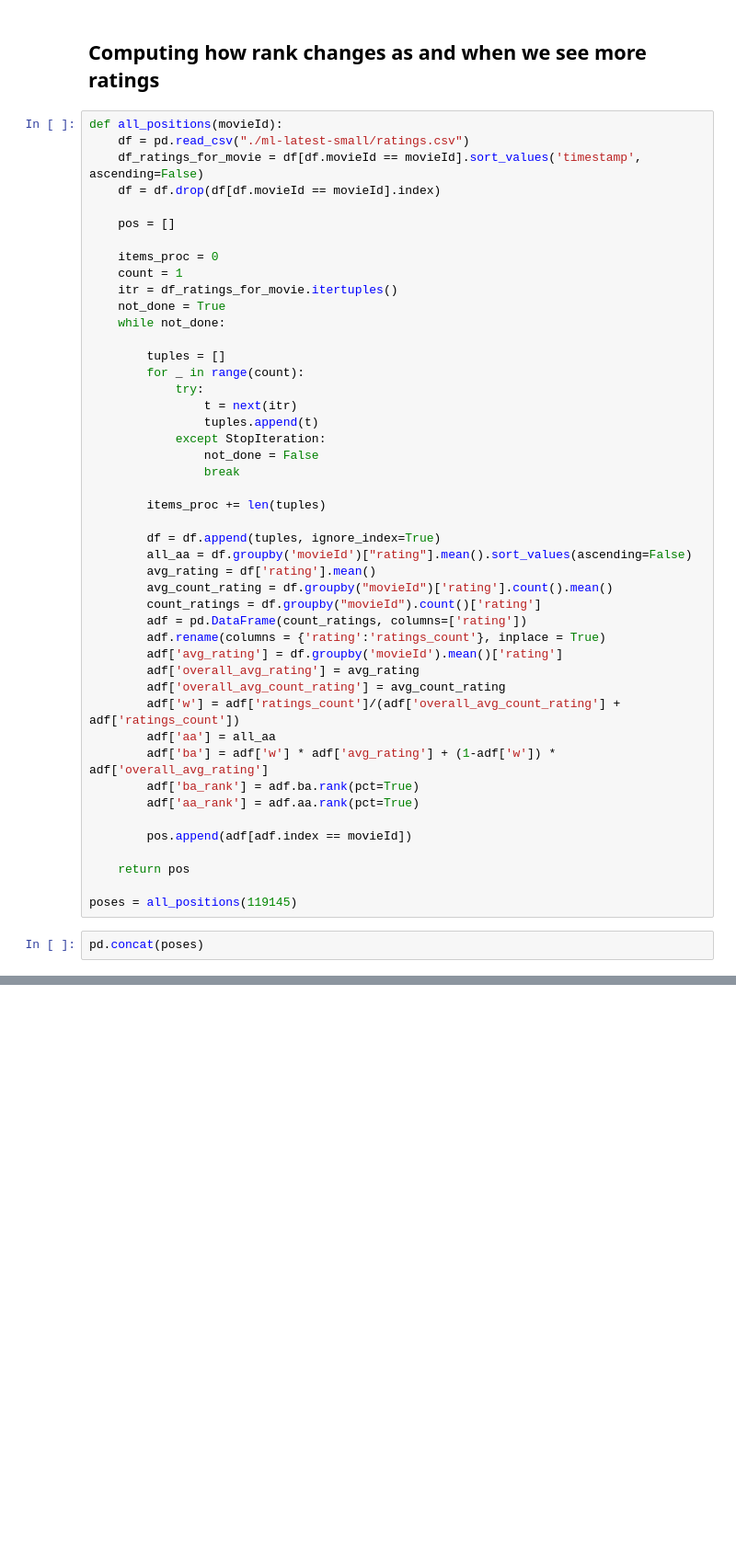
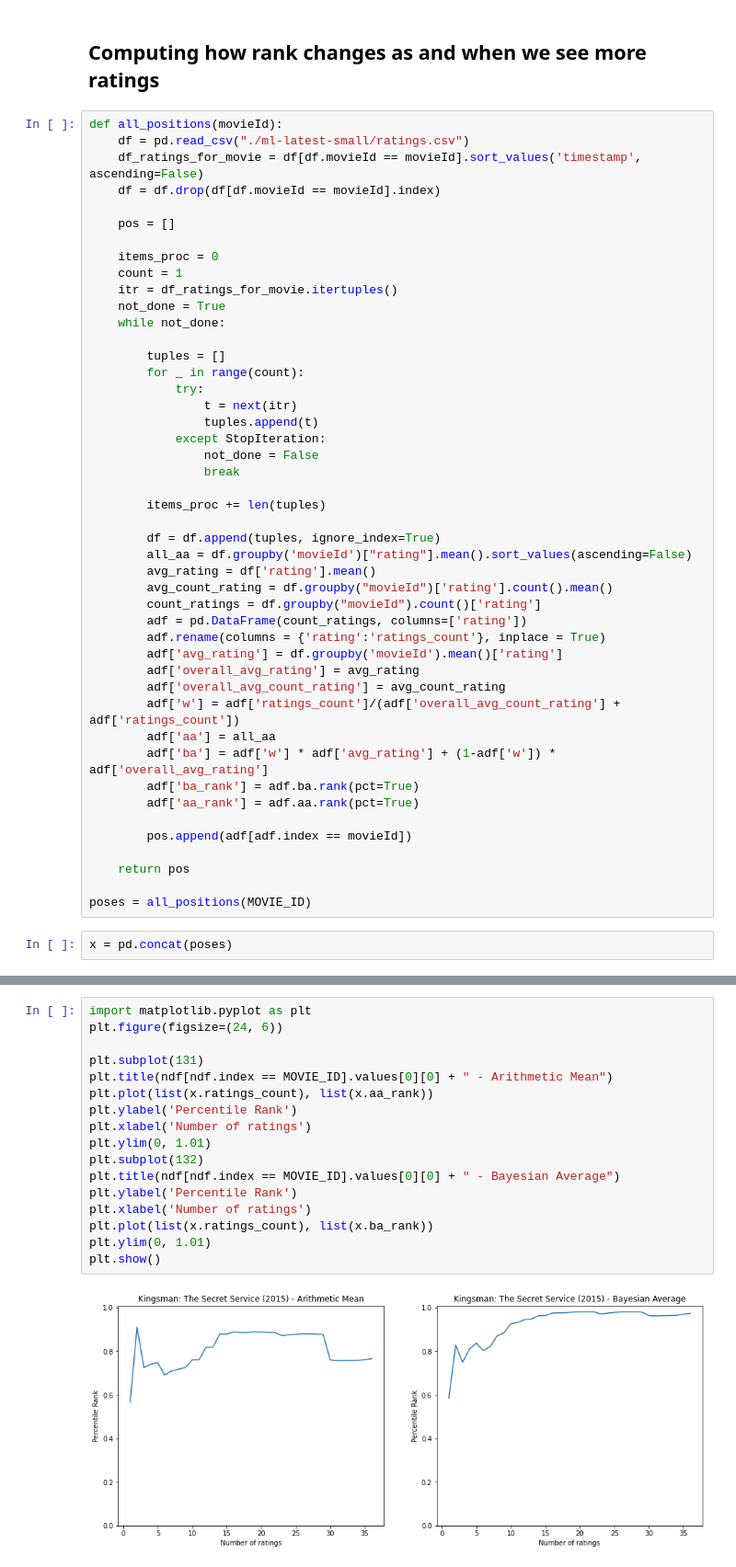
Before and after one commit to arpitbbhayani/ranking-on-ratings, a Jupyter notebook: movie-lens.ipynb, the cells around one changed output, grey strips where cells are left out. Shown at 92% size. Cells and saved outputs as stored; diff of their text form; blank space fills up the shorter version.

Commit message:
plotting graphs.

```diff
--- a/movie-lens.ipynb
+++ b/movie-lens.ipynb
@@ -220,6 +219,6 @@ def all_positions(movieId):
 
     return pos
 
-poses = all_positions(119145)
+poses = all_positions(MOVIE_ID)
 # %%
-pd.concat(poses)
+x = pd.concat(poses)
@@ -244,0 +225,19 @@ pd.concat(poses)
+# %%
+import matplotlib.pyplot as plt
+plt.figure(figsize=(24, 6))
+
+plt.subplot(131)
+plt.title(ndf[ndf.index == MOVIE_ID].values[0][0] + " - Arithmetic Mean")
+plt.plot(list(x.ratings_count), list(x.aa_rank))
+plt.ylabel('Percentile Rank')
+plt.xlabel('Number of ratings')
+plt.ylim(0, 1.01)
+plt.subplot(132)
+plt.title(ndf[ndf.index == MOVIE_ID].values[0][0] + " - Bayesian Average")
+plt.ylabel('Percentile Rank')
+plt.xlabel('Number of ratings')
+plt.plot(list(x.ratings_count), list(x.ba_rank))
+plt.ylim(0, 1.01)
+plt.show()
+# %% [output]
+[figure, added]
```
Also changed, not shown: parts of 3 cells of this notebook.
